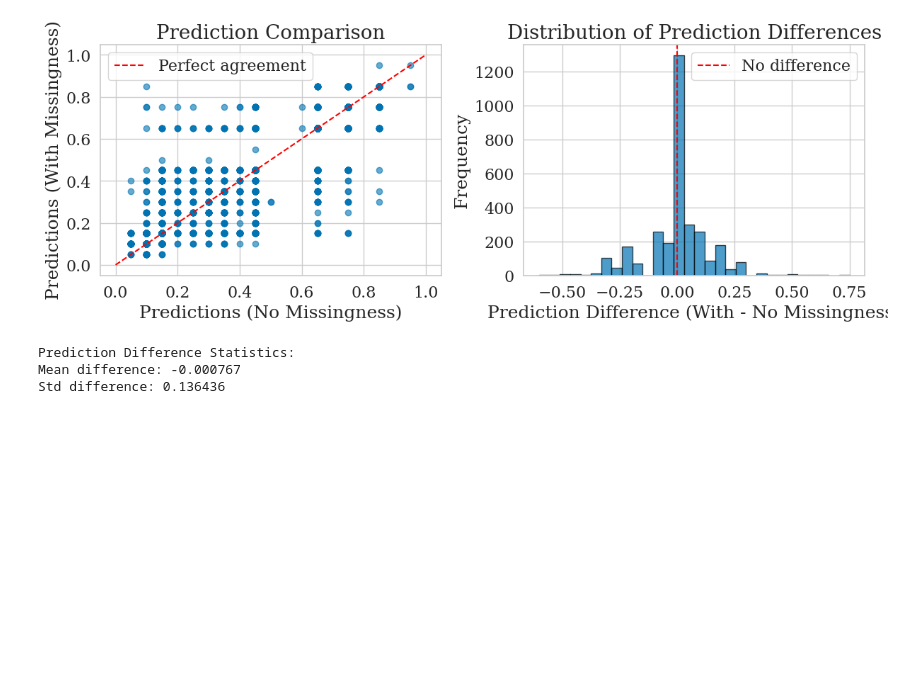
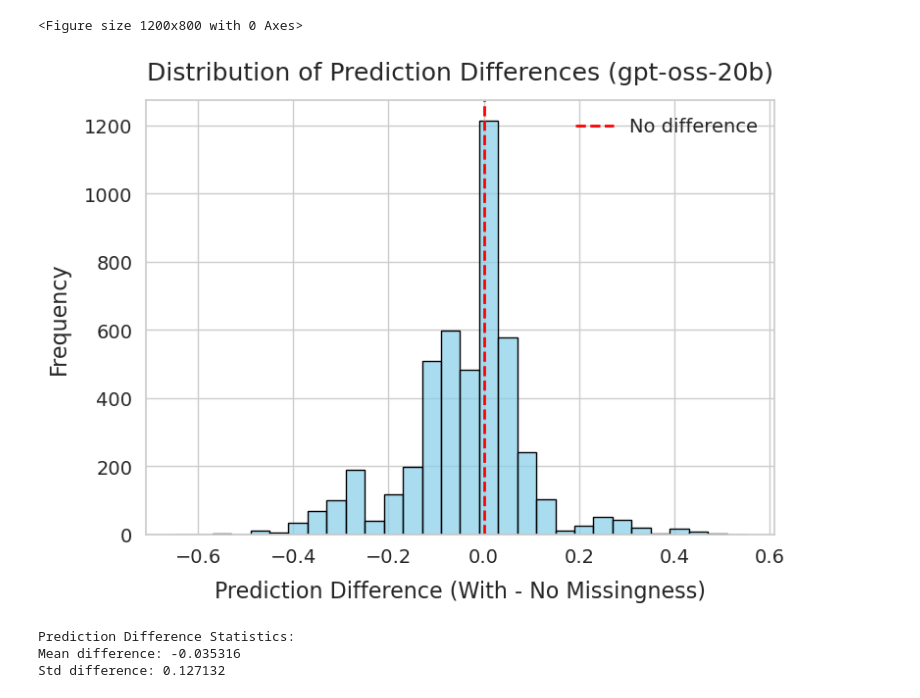
Before and after one commit to reAIM-Lab/EHR-missingness, a Jupyter notebook: plot_results.ipynb, the cells around one changed output. Saved outputs shown, nothing was run; the diff lists cells and outputs as text; code cells hidden in the pictures; blank space fills up the shorter version.

```diff
--- a/plot_results.ipynb
+++ b/plot_results.ipynb
@@ -28,7 +28,7 @@ mpl.rcParams.update({
 sns.set_palette("colorblind")
 
 # For notebook environment, directly set the configuration
-experiment = "cuimc"
+experiment = "mimic"
 task = "los"
 config_path = "./configs"
 
@@ -683,48 +687,82 @@ baseline_with_missingness & 0.024 (0.011, 0.039) & 0.459 (0.437, 0.482) & 0.007
 # %%
 import pandas as pd
 
 task = 'long_los'
-model = 'Qwen3-14B'
+#model = 'Qwen3-14B'
+model = 'gpt-oss-20b'
+#model = 'Qwen3-14B'
 #models = ['Qwen3-14B', 'gpt-oss-20b']
-# task = 'in_hospital_mortality'
+#task = 'in_hospital_mortality'
 
 # Plot individual differences
 plt.figure(figsize=(12, 8))
 
 # Subplot 1: Scatter plot of predictions
-plt.subplot(2, 2, 1)
-plt.scatter(task_results_dicts[task][f'no_missingness_{model}']['predictions'], task_results_dicts[task][f'with_missingness_{model}']['predictions'], alpha=0.6)
-plt.plot([0, 1], [0, 1], '--', color='red', label='Perfect agreement')
-plt.xlabel('Predictions (No Missingness)')
-plt.ylabel('Predictions (With Missingness)')
-plt.title('Prediction Comparison')
-plt.legend()
+# plt.subplot(2, 2, 1)
+# plt.scatter(task_results_dicts[task][f'no_missingness_{model}']['predictions'], task_results_dicts[task][f'with_missingness_and_prompt_{model}']['predictions'], alpha=0.6)
+# plt.plot([0, 1], [0, 1], '--', color='red', label='Perfect agreement')
+# plt.xlabel('Predictions (No Missingness)')
+# plt.ylabel('Predictions (With Missingness)')
+# plt.title('Prediction Comparison')
+# plt.legend()
 
-pred_with = np.array(task_results_dicts[task][f'with_missingness_{model}']['predictions'])
+pred_with = np.array(task_results_dicts[task][f'with_missingness_and_prompt_{model}']['predictions'])
 pred_no   = np.array(task_results_dicts[task][f'no_missingness_{model}']['predictions'])
 
 differences = pred_with - pred_no
 
 # Subplot 2: Histogram of differences
-plt.subplot(2, 2, 2)
-plt.hist(differences, bins=30, alpha=0.7, edgecolor='black')
-plt.xlabel('Prediction Difference (With - No Missingness)')
-plt.ylabel('Frequency')
-plt.title('Distribution of Prediction Differences')
-plt.axvline(x=0, color='red', linestyle='--', label='No difference')
-plt.legend()
+# plt.subplot(2, 2, 2)
+# plt.hist(differences, bins=30, alpha=0.7, edgecolor='black')
+# plt.xlabel('Prediction Difference (With - No Missingness)')
+# plt.ylabel('Frequency')
+# plt.title('Distribution of Prediction Differences')
+# plt.axvline(x=0, color='red', linestyle='--', label='No difference')
+# plt.legend()
 
+# plt.tight_layout()
+# plt.savefig(f'figures_mlh/prediction_comparison_{config["downstream_task"]}_{model_name}.png', dpi=300, bbox_inches='tight')
+# plt.show()
+sns.set(style="whitegrid")
+plt.rcParams.update({
+    "font.size": 16,        # base font
+    "axes.titlesize": 18,   # title
+    "axes.labelsize": 16,   # x and y labels
+    "xtick.labelsize": 14,
+    "ytick.labelsize": 14,
+    "legend.fontsize": 14
+})
+
+# Create figure
+plt.figure(figsize=(8, 6))
+
+# Seaborn histogram
+sns.histplot(differences, bins=30, kde=False,
+             color="skyblue", edgecolor="black", alpha=0.7)
+
+# Labels and title
+plt.xlabel('Prediction Difference (With - No Missingness)', labelpad=10)
+plt.ylabel('Frequency', labelpad=10)
+plt.title(f'Distribution of Prediction Differences ({model})', pad=15)
+
+# Add reference line
+plt.axvline(x=0, color='red', linestyle='--', linewidth=2, label='No difference')
+plt.legend(frameon=False)
+
+# Layout and save
 plt.tight_layout()
-plt.savefig(f'figures_mlh/prediction_comparison_{config["downstream_task"]}_{model_name}.png', dpi=300, bbox_inches='tight')
+plt.savefig(f'figures_mlh/prediction_comparison_{config["downstream_task"]}_{model}.pdf',
+            dpi=300, bbox_inches='tight')
 plt.show()
 
 # Summary statistics
 print("\nPrediction Difference Statistics:")
 print(f"Mean difference: {differences.mean():.6f}")
 print(f"Std difference: {differences.std():.6f}")
 # %% [output]
+<Figure size 1200x800 with 0 Axes>
-[figure, old version]
+[figure, new version]
-Prediction Difference Statistics:
-Mean difference: -0.000767
-Std difference: 0.136436
+Prediction Difference Statistics:
+Mean difference: -0.035316
+Std difference: 0.127132
 # %%
```
Also changed, not shown: parts of 7 cells of this notebook, 8 other files.
